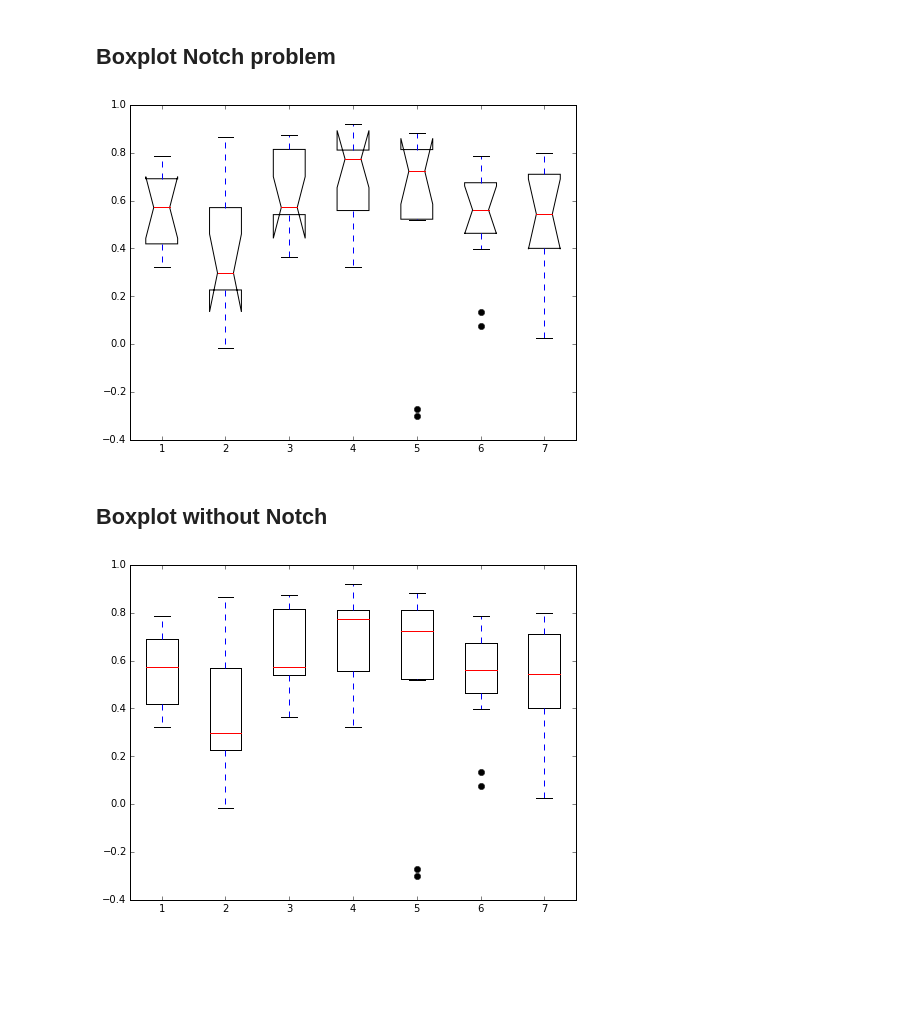
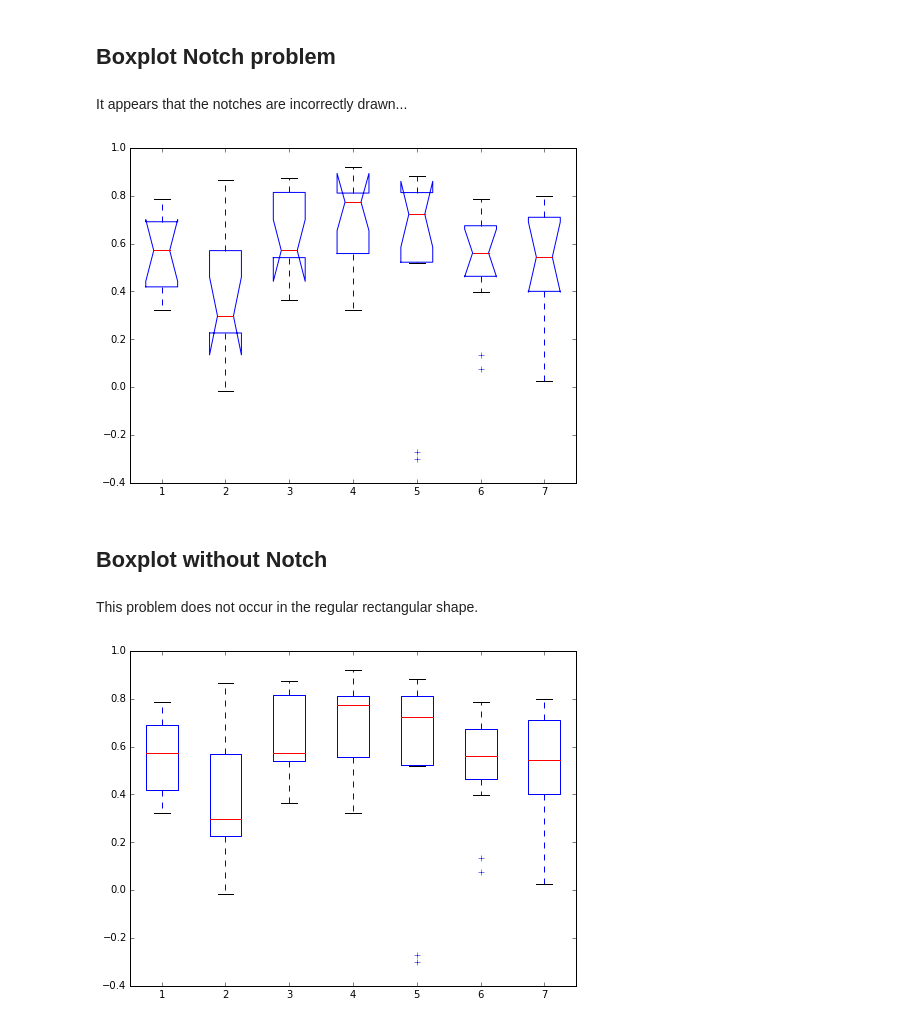
Before and after one commit to rasbt/matplotlib-gallery, a Jupyter notebook: bugreport/boxplot_notch/boxplot_notch.ipynb, the cells around one changed output. Drawn from its saved outputs; the diff is of its cells as text; code cells hidden in the pictures; blank space fills up the shorter version.

Commit message:
boxplot notch update

```diff
--- a/bugreport/boxplot_notch/boxplot_notch.ipynb
+++ b/bugreport/boxplot_notch/boxplot_notch.ipynb
@@ -38,29 +38,31 @@ ary = np.array([[ 0.76223776,  0.71328671,  0.87412587,  0.77408175,  0.79020979
          0.78534572,  0.72342621]])
 # %% [markdown]
 ## Boxplot Notch problem
+# %% [markdown]
+It appears that the notches are incorrectly drawn...
 # %%
 %matplotlib inline
 # %%
 import matplotlib.pyplot as plt
 
 def boxplot1(data):
 
     fig = plt.figure(figsize=(8,6))
     ax = plt.subplot(111)
 
     bplot = plt.boxplot(data,
             notch=True,          # notch shape
             vert=True,           # vertical box aligmnent
-            sym='ko',            # red circle for outliers
-            patch_artist=True,   # fill with color
             )
 
     plt.show()
 boxplot1(ary)
 # %% [output]
-[figure, old version]
+[figure, new version]
 # %% [markdown]
 ## Boxplot without Notch
+# %% [markdown]
+This problem does not occur in the regular rectangular shape.
 # %%
 def boxplot2(data):
 
@@ -70,11 +72,9 @@ def boxplot2(data):
     bplot = plt.boxplot(data,
             #notch=True,          # notch shape
             vert=True,           # vertical box aligmnent
-            sym='ko',            # red circle for outliers
-            patch_artist=True,   # fill with color
             )
 
     plt.show()
 boxplot2(ary)
 # %% [output]
-[figure, old version]
+[figure, new version]
```
Also changed, not shown: parts of 7 cells of this notebook.
